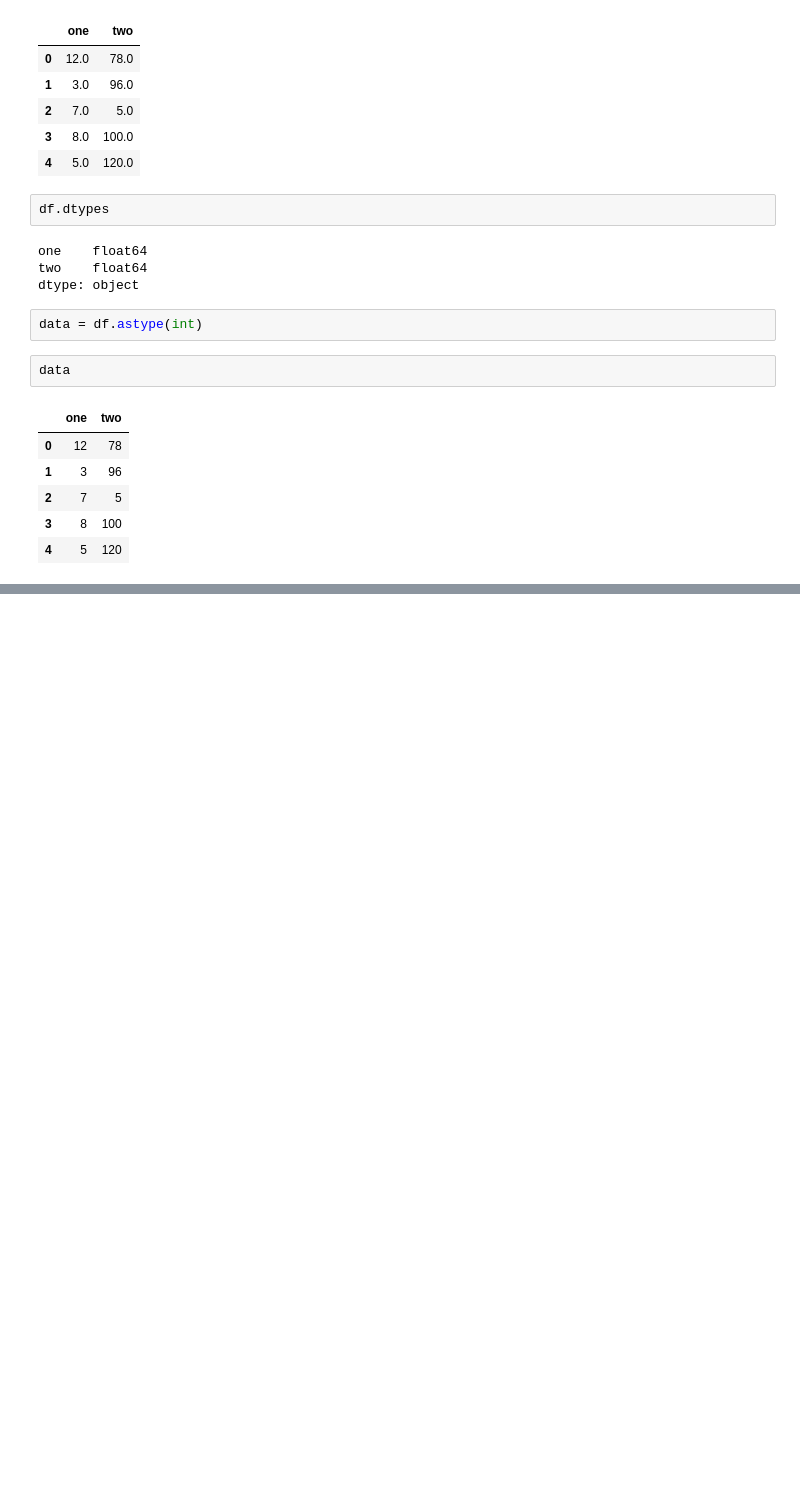
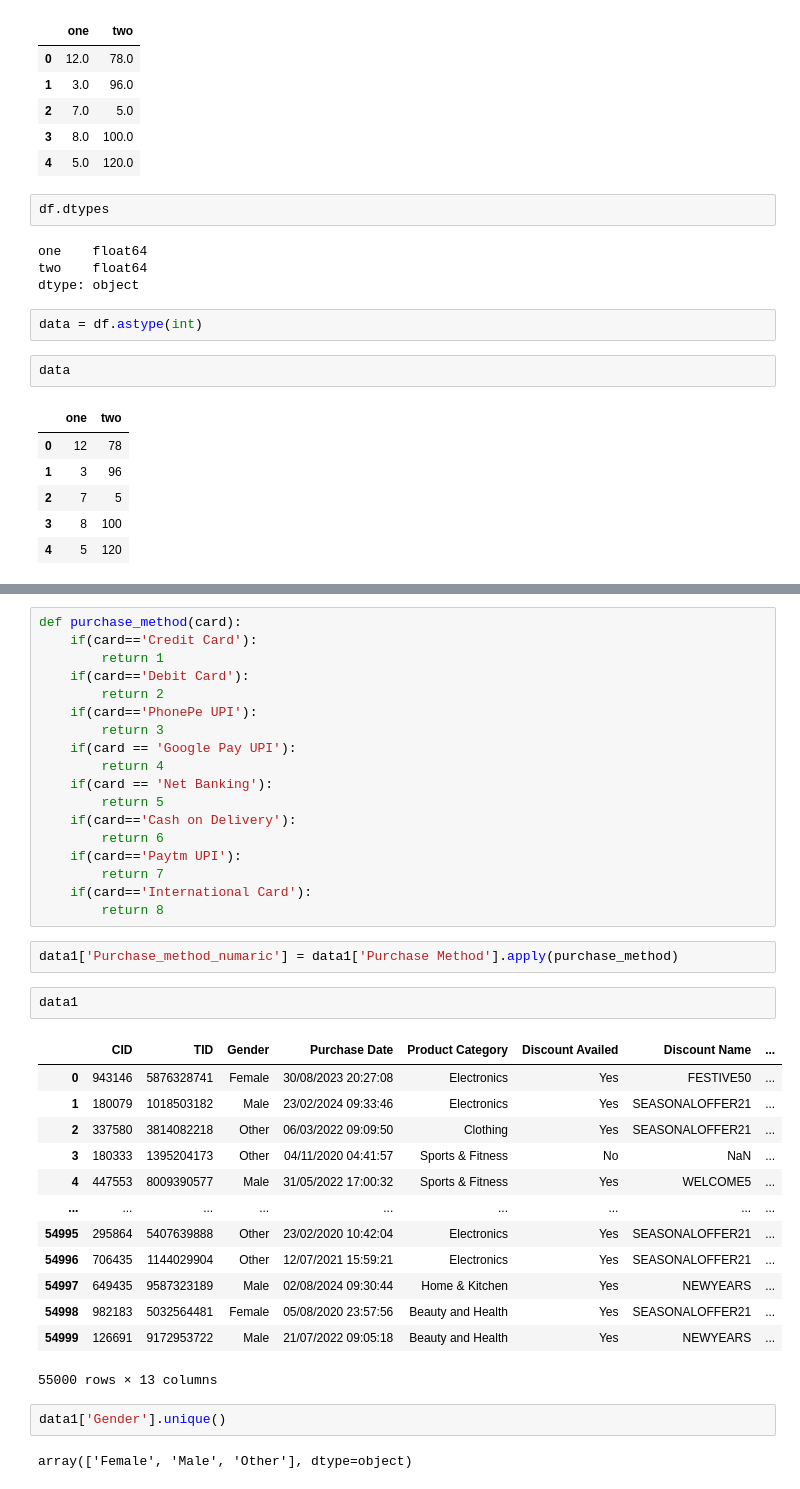
Before and after one commit to R123gh/Data-cleaning-project-, a Jupyter notebook: important_function_pandas .ipynb, the cells around one changed output, grey strips where cells are left out. Saved outputs shown, nothing was run; the diff lists cells and outputs as text; blank space fills up the shorter version.

```diff
--- a/important_function_pandas .ipynb
+++ b/important_function_pandas .ipynb
@@ -506,0 +552,40 @@ data
+# %%
+def purchase_method(card):
+    if(card=='Credit Card'):
+        return 1
+    if(card=='Debit Card'):
+        return 2
+    if(card=='PhonePe UPI'):
+        return 3
+    if(card == 'Google Pay UPI'):
+        return 4
+    if(card == 'Net Banking'):
+        return 5
+    if(card=='Cash on Delivery'):
+        return 6
+    if(card=='Paytm UPI'):
+        return 7
+    if(card=='International Card'):
+        return 8
+# %%
+data1['Purchase_method_numaric'] = data1['Purchase Method'].apply(purchase_method)
+# %%
+data1
+# %% [output]
+|  | CID | TID | Gender | Purchase Date | Product Category | Discount Availed | Discount Name | ... |
+| 0 | 943146 | 5876328741 | Female | 30/08/2023 20:27:08 | Electronics | Yes | FESTIVE50 | ... |
+| 1 | 180079 | 1018503182 | Male | 23/02/2024 09:33:46 | Electronics | Yes | SEASONALOFFER21 | ... |
+| 2 | 337580 | 3814082218 | Other | 06/03/2022 09:09:50 | Clothing | Yes | SEASONALOFFER21 | ... |
+| 3 | 180333 | 1395204173 | Other | 04/11/2020 04:41:57 | Sports & Fitness | No | NaN | ... |
+| 4 | 447553 | 8009390577 | Male | 31/05/2022 17:00:32 | Sports & Fitness | Yes | WELCOME5 | ... |
+| ... | ... | ... | ... | ... | ... | ... | ... | ... |
+| 54995 | 295864 | 5407639888 | Other | 23/02/2020 10:42:04 | Electronics | Yes | SEASONALOFFER21 | ... |
+| 54996 | 706435 | 1144029904 | Other | 12/07/2021 15:59:21 | Electronics | Yes | SEASONALOFFER21 | ... |
+| 54997 | 649435 | 9587323189 | Male | 02/08/2024 09:30:44 | Home & Kitchen | Yes | NEWYEARS | ... |
+| 54998 | 982183 | 5032564481 | Female | 05/08/2020 23:57:56 | Beauty and Health | Yes | SEASONALOFFER21 | ... |
+| 54999 | 126691 | 9172953722 | Male | 21/07/2022 09:05:18 | Beauty and Health | Yes | NEWYEARS | ... |
+55000 rows × 13 columns
+# %%
+data1['Gender'].unique()
+# %% [output]
+array(['Female', 'Male', 'Other'], dtype=object)
```
Also changed, not shown: parts of 28 cells of this notebook.
